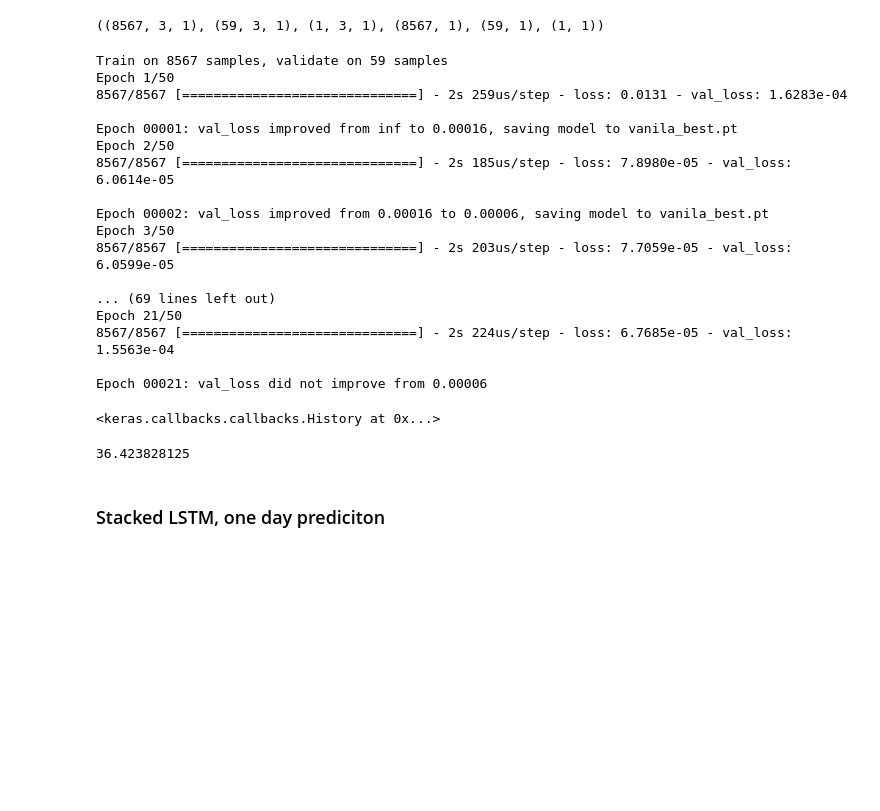
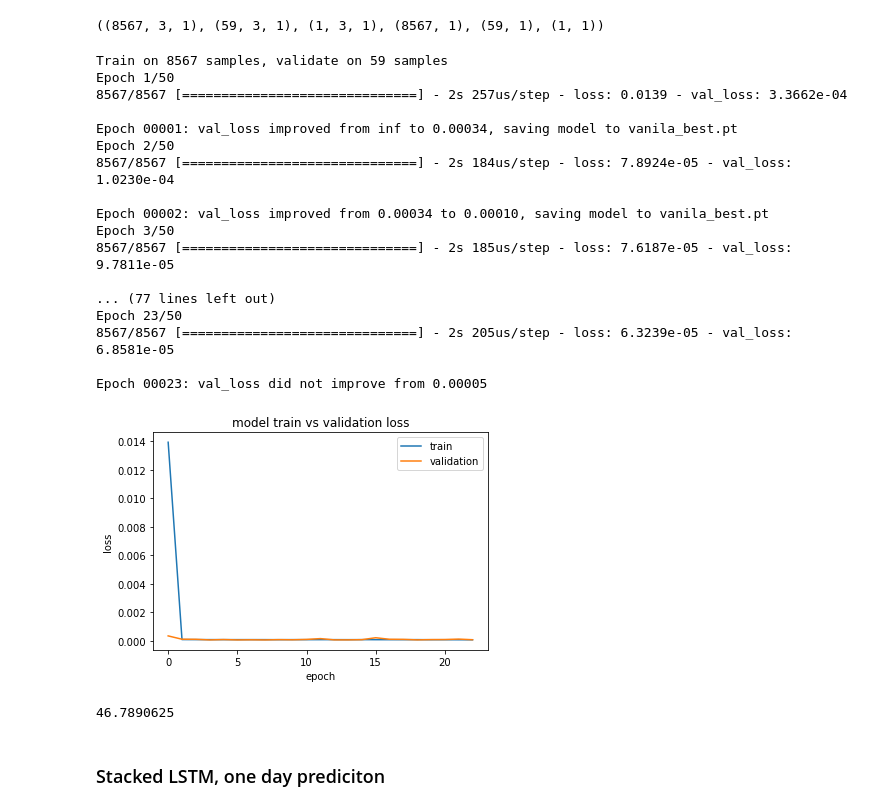
Before and after one commit to gjurcin/MacedoniaStockMarket, a Jupyter notebook: 30_days_prediction/mse_prediction_RNN_gjurcin.ipynb, the cells around one changed output. Drawn from its saved outputs; the diff is of its cells as text; code cells hidden in the pictures; blank space fills up the shorter version.

Commit message:
last edition of RNN and regressor for multiple stocks

```diff
--- a/30_days_prediction/mse_prediction_RNN_gjurcin.ipynb
+++ b/30_days_prediction/mse_prediction_RNN_gjurcin.ipynb
@@ -23,7 +25,7 @@ from keras.metrics import RootMeanSquaredError
 # %% [markdown]
 ### Loading Preprocessed Dataset
 # %%
-df = pd.read_csv('tmp/mse_raw.csv', parse_dates=['date', 'start_date'], index_col='Unnamed: 0')
+df = pd.read_csv('C:/Users/Gj/Documents/Git/macedonian_stock_exchange_market/tmp/mse_raw.csv', parse_dates=['date', 'start_date'], index_col='Unnamed: 0')
 # %%
 df.head(5)
 # %% [output]
@@ -133,31 +135,41 @@ model.add(Dense(1))
 model.compile(optimizer='adam', loss='mse')
 # %%
 my_callback1 = ModelCheckpoint('vanila_best.pt', verbose=1, save_best_only=True, mode='min', monitor='val_loss')
-my_callback2 = EarlyStopping(patience=10)
+my_callback2 = EarlyStopping(patience=15)
 
 my_callbacks = [my_callback1, my_callback2]
 # %%
 # fit model
-model.fit(X_train, y_train, epochs=50, callbacks=my_callbacks, validation_data=[X_valid, y_valid])
+history = model.fit(X_train, y_train, epochs=50, callbacks=my_callbacks, validation_data=[X_valid, y_valid])
 # %% [output]
 Train on 8567 samples, validate on 59 samples
 Epoch 1/50
-8567/8567 [==============================] - 2s 259us/step - loss: 0.0131 - val_loss: 1.6283e-04
+8567/8567 [==============================] - 2s 257us/step - loss: 0.0139 - val_loss: 3.3662e-04
 
-Epoch 00001: val_loss improved from inf to 0.00016, saving model to vanila_best.pt
+Epoch 00001: val_loss improved from inf to 0.00034, saving model to vanila_best.pt
 Epoch 2/50
-8567/8567 [==============================] - 2s 185us/step - loss: 7.8980e-05 - val_loss: 6.0614e-05
+8567/8567 [==============================] - 2s 184us/step - loss: 7.8924e-05 - val_loss: 1.0230e-04
 
-Epoch 00002: val_loss improved from 0.00016 to 0.00006, saving model to vanila_best.pt
+Epoch 00002: val_loss improved from 0.00034 to 0.00010, saving model to vanila_best.pt
 Epoch 3/50
-8567/8567 [==============================] - 2s 203us/step - loss: 7.7059e-05 - val_loss: 6.0599e-05
+8567/8567 [==============================] - 2s 185us/step - loss: 7.6187e-05 - val_loss: 9.7811e-05
 
-... (69 lines left out)
-Epoch 21/50
-8567/8567 [==============================] - 2s 224us/step - loss: 6.7685e-05 - val_loss: 1.5563e-04
+... (77 lines left out)
+Epoch 23/50
+8567/8567 [==============================] - 2s 205us/step - loss: 6.3239e-05 - val_loss: 6.8581e-05
 
-Epoch 00021: val_loss did not improve from 0.00006
+Epoch 00023: val_loss did not improve from 0.00005
-<keras.callbacks.callbacks.History at 0x...>
+# %%
+# plot train and validation loss
+plt.plot(history.history['loss'])
+plt.plot(history.history['val_loss'])
+plt.title('model train vs validation loss')
+plt.ylabel('loss')
+plt.xlabel('epoch')
+plt.legend(['train', 'validation'], loc='upper right')
+plt.show()
+# %% [output]
+[figure, added]
 # %%
 yhat = model.predict(X_test, verbose=0)
 # %%
@@ -166,7 +178,7 @@ y_pred = scaler.inverse_transform(yhat)
 # %%
 np.sqrt(mean_squared_error(y_actual, y_pred))
 # %% [output]
-36.423828125
+46.7890625
 # %% [markdown]
 ### Stacked LSTM, one day prediciton
 # %%
```
Also changed, not shown: parts of 19 cells of this notebook, 10 other files.
